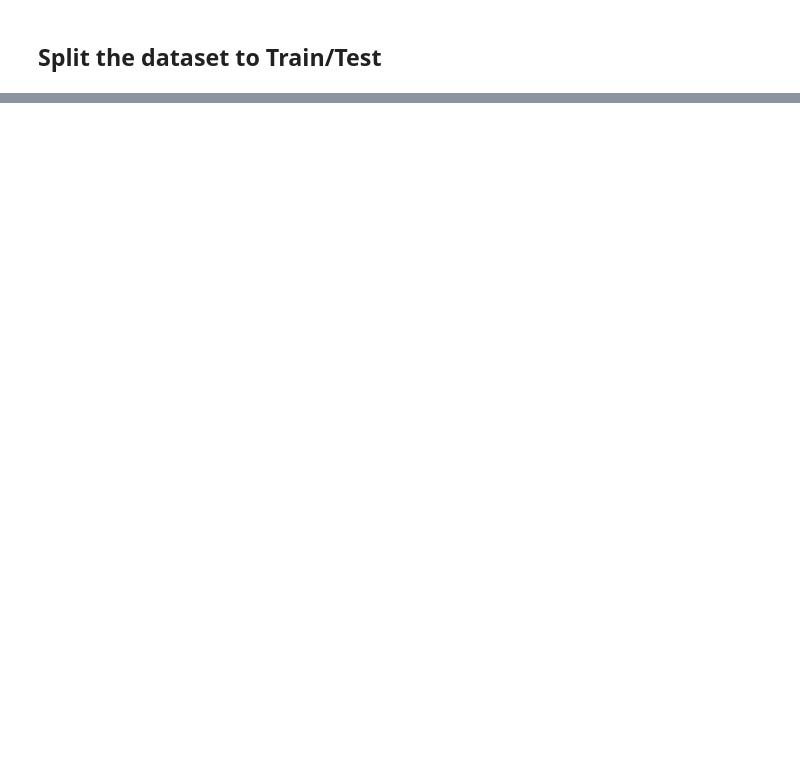
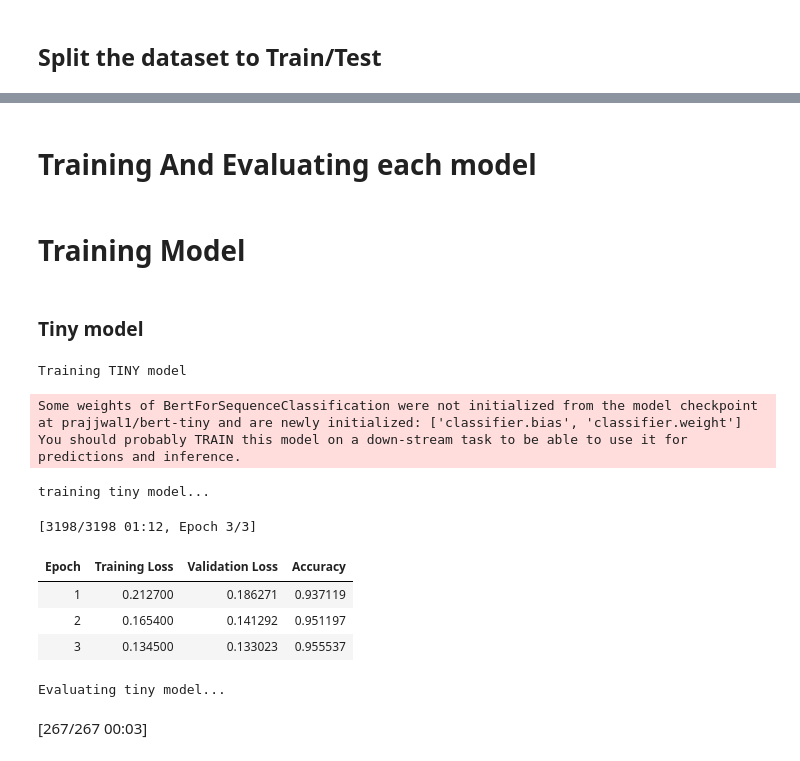
Before and after one commit to ReemaHariry/Transformers, a Jupyter notebook: spamORham.ipynb, the cells around one changed output, grey strips where cells are left out. Saved outputs shown, nothing was run; the diff lists cells and outputs as text; code cells hidden in the pictures; blank space fills up the shorter version.

```diff
--- a/spamORham.ipynb
+++ b/spamORham.ipynb
@@ -108,19 +104,6 @@ You should probably TRAIN this model on a down-stream task to be able to use it
 accuracy = evaluate.load("accuracy")
 
 def compute_metrics(eval_pred):
-    logits, labels = eval_pred
-    predictions = np.argmax(logits, axis=1)
+    predictions, labels = eval_pred
+    predictions = np.argmax(predictions, axis=1)
     return accuracy.compute(predictions=predictions, references=labels)
-# %%
-training_args = TrainingArguments(
-    output_dir="./results",          # where checkpoints are saved
-    eval_strategy="epoch",     # evaluate after each epoch
-    save_strategy="epoch",           # save model after each epoch
-    learning_rate=2e-5,
-    per_device_train_batch_size=16,
-    per_device_eval_batch_size=16,
-    num_train_epochs=2,              # for first test, can increase later
-    weight_decay=0.01,
-    logging_dir="./logs",
-    logging_steps=50,
-)
@@ -129,9 +109,0 @@ Using the `WANDB_DISABLED` environment variable is deprecated and will be remove
-# %%
-trainer = Trainer(
-    model=tiny_model,
-    args=training_args,
-    train_dataset=tokenized_dataset["train"],
-    eval_dataset=tokenized_dataset["test"],
-    tokenizer=tokenizer,
-    compute_metrics=compute_metrics
-)
@@ -148,0 +110,2 @@ TrainOutput(global_step=4796, training_loss=0.2088122334054751, metrics={'train_
+# %% [markdown]
+# Training And Evaluating each model
@@ -148,0 +170,27 @@ TrainOutput(global_step=4796, training_loss=0.2088122334054751, metrics={'train_
+# %% [markdown]
+# Training Model
+# %%
+model_results = {}
+trained_models = {}
+# %% [markdown]
+### **Tiny model**
+# %%
+tiny_trainer, tiny_results, tiny_tokenizer = train_models('tiny', MODELS['tiny'])
+model_results['tiny'] = tiny_results
+trained_models['tiny'] = {
+    'trainer': tiny_trainer,
+    'tokenizer': tiny_tokenizer,
+    'model': tiny_trainer.model
+}
+# %% [output]
+Training TINY model
+Some weights of BertForSequenceClassification were not initialized from the model checkpoint at prajjwal1/bert-tiny and are newly initialized: ['classifier.bias', 'classifier.weight']
+You should probably TRAIN this model on a down-stream task to be able to use it for predictions and inference.
+training tiny model...
+[3198/3198 01:12, Epoch 3/3]
+| Epoch | Training Loss | Validation Loss | Accuracy |
+| 1 | 0.212700 | 0.186271 | 0.937119 |
+| 2 | 0.165400 | 0.141292 | 0.951197 |
+| 3 | 0.134500 | 0.133023 | 0.955537 |
+Evaluating tiny model...
+[267/267 00:03]
```
Also changed, not shown: parts of 23 cells of this notebook.
